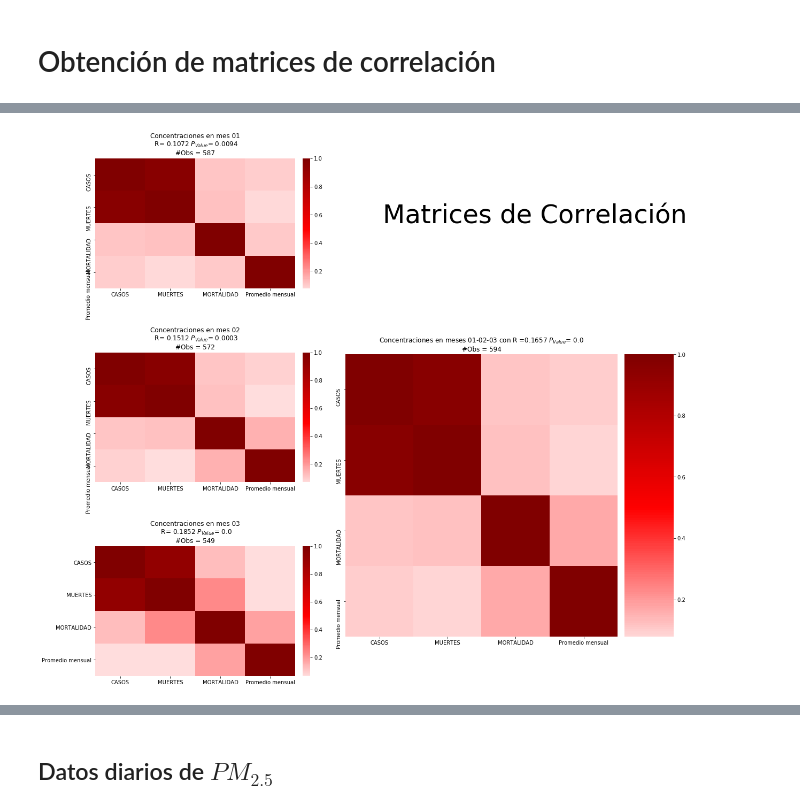
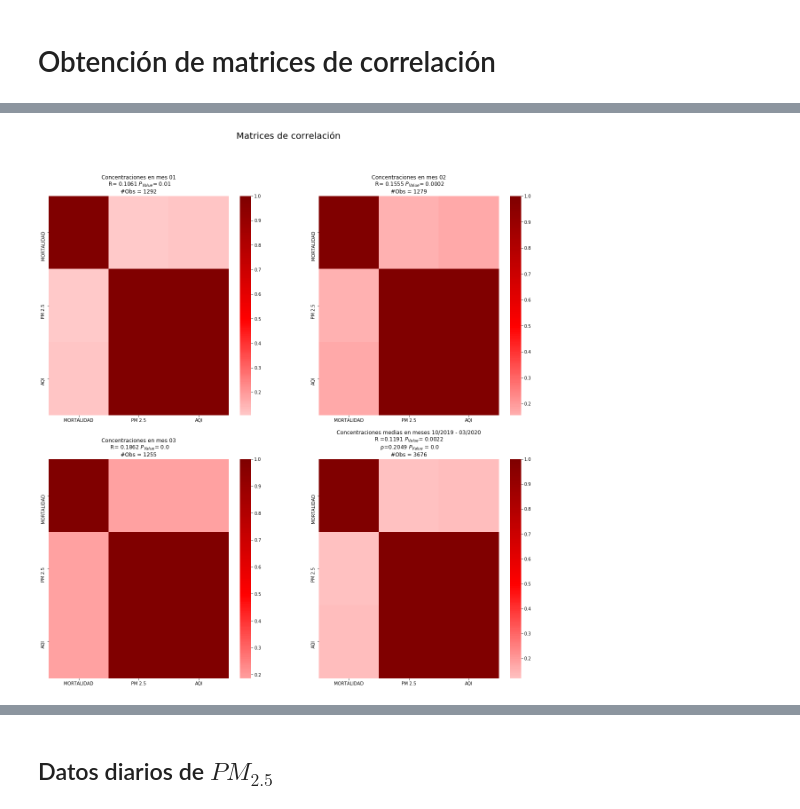
Before and after one commit to mdominguezd/ProyectoLaboratorioPM2.5yCOVID, a Jupyter notebook: MiCOVID-19.ipynb, the cells around one changed output, grey strips where cells are left out. Drawn from its saved outputs; the diff is of its cells as text; code cells hidden in the pictures.

```diff
--- a/MiCOVID-19.ipynb
+++ b/MiCOVID-19.ipynb
@@ -88,19 +88,20 @@ Fuente: EPA
 Directorio = 'DatosPM2.5/'
 almacenarVar = False
 
-# Lectura de primer archivo csv
-# PM25 = (pd.read_csv(Directorio+'ad_viz_plotval_data.csv')
-#                                    .set_index(['STATE','COUNTY'])[['Date','Daily Mean PM2.5 Concentration']]
-#                                    .apply(lambda df : pd.Series({'Mes': int(df['Date'][0:2]),'Date':df.Date,'Promedio mensual':df['Daily Mean PM2.5 Concentration']}),axis = 1)
-#                                    .groupby(['STATE','COUNTY','Mes'])
-#                                    .mean())
+
 PM25 = pd.DataFrame()
 for i in range(51):
     #Lectura para datos promedios mensuales para cada condado
     PMC = (pd.read_csv(Directorio+'ad_viz_plotval_data ('+str(i+1)+').csv')
-                                   .set_index(['STATE','COUNTY'])[['Date','Daily Mean PM2.5 Concentration']]
-                                   .apply(lambda df : pd.Series({'Mes': int(df['Date'][0:2]),'Date':df.Date,'Promedio mensual':df['Daily Mean PM2.5 Concentration']}),axis = 1)
-                                   .groupby(['STATE','COUNTY','Mes'])
+                                   .set_index(['STATE','COUNTY'])[['Date','Daily Mean PM2.5 Concentration','DAILY_AQI_VALUE']]
+                                   .apply(lambda df : pd.Series({'Año':int(df['Date'][-2:]),'Mes': int(df['Date'][0:2]),'Date':df.Date,'PM 2.5':df['Daily Mean PM2.5 Concentration'],'AQI':df.DAILY_AQI_VALUE}),axis = 1)
+                                   .groupby(['STATE','COUNTY','Mes','Año'])
+                                   .mean())
+
+    PMC19 = (pd.read_csv(Directorio+'ad_viz_plotval_data ('+str(i+1)+')2019.csv')
+                                   .set_index(['STATE','COUNTY'])[['Date','Daily Mean PM2.5 Concentration','DAILY_AQI_VALUE']]
+                                   .apply(lambda df : pd.Series({'Año':int(df['Date'][-2:]),'Mes': int(df['Date'][0:2]),'Date':df.Date,'PM 2.5':df['Daily Mean PM2.5 Concentration'],'AQI':df.DAILY_AQI_VALUE}),axis = 1)
+                                   .groupby(['STATE','COUNTY','Mes','Año'])
                                    .mean())
 
     # Paso opcional por si se quiere almacenar en variables diferentes cada información por estado
@@ -113,6 +114,7 @@ for i in range(51):
         globals()['PM_%s'%estado]=PMC
 
     PM25 = PM25.append(PMC)
+    PM25 = PM25.append(PMC19)
 
 PM25 = PM25.reset_index()
 PM25
@@ -144,46 +184,53 @@ Cantidad de condados con observaciones = 513
 # %% [markdown]
 # Obtención de matrices de correlación
 # %%
-# fig = plt.figure(figsize=(29,16))
+fig = plt.figure(figsize=(20,20))
 
-fig3 = plt.figure(constrained_layout=True, figsize=(17,15))
-gs = fig3.add_gridspec(3, 3)
 
-f3_ax1 = fig3.add_subplot(gs[0, 1:])
-f3_ax1.text(0.13,0.5,'Matrices de Correlación', fontsize=48)
-f3_ax1.set_yticks([])
-f3_ax1.set_xticks([])
-f3_ax1.axis('off')
+
+plt.suptitle('Matrices de correlación', fontsize=20)
 
 for i in range(3):
-#     plt.subplot(2,3,i+1)
-    f3_ax1 = fig3.add_subplot(gs[i, 0])
+    plt.subplot(2,2,i+1)
+
     # Obtencion R Pearson y P-Value
-    R, PVal = scipy.stats.pearsonr(COVyPM25[COVyPM25.Mes == i+1]['MORTALIDAD'],COVyPM25[COVyPM25.Mes == i+1]['Promedio mensual'])
-    f3_ax1.set_title('Concentraciones en mes 0'+str(i+1)+'\n R= '+str(round(R,4))+' $P_{Value}$= '+str(round(PVal,4))+'\n#Obs = '+ str(len(COVyPM25[COVyPM25.Mes == i+1])))
-    # Matriz de correlacion mes de Enero
+    R, PVal = scipy.stats.pearsonr(COVyPM25[(COVyPM25.Mes == i+1)&(COVyPM25['Año'] == 20)]['MORTALIDAD'],COVyPM25[(COVyPM25.Mes == i+1)&(COVyPM25['Año'] == 20)]['PM 2.5'])
+    print(scipy.stats.kendalltau(COVyPM25[(COVyPM25.Mes == i+1)&(COVyPM25['Año'] == 20)]['MORTALIDAD'],COVyPM25[(COVyPM25.Mes == i+1)&(COVyPM25['Año'] == 20)]['PM 2.5']))
+    print(scipy.stats.spearmanr(COVyPM25[(COVyPM25.Mes == i+1)&(COVyPM25['Año'] == 20)]['MORTALIDAD'],COVyPM25[(COVyPM25.Mes == i+1)&(COVyPM25['Año'] == 20)]['PM 2.5']))
+
+    # Matriz de correlacion mes i
     (sns.heatmap(
-        COVyPM25[COVyPM25.Mes == i+1]
-        .drop('Mes',axis=1)
+        COVyPM25[(COVyPM25.Mes == i+1)&(COVyPM25['Año'] == 20)]
+        .drop(['Mes','Año','CASOS','MUERTES'],axis=1)
         .corr(),
         cmap = 'seismic',
         center=0))
-#     plt.title('Concentraciones en mes 0'+str(i+1)+'\n R= '+str(round(R,4))+' $P_{Value}$= '+str(round(PVal,4))+'\n#Obs = '+ str(len(COVyPM25[COVyPM25.Mes == i+1])))
+    plt.title('Concentraciones en mes 0'+str(i+1)+'\n R= '+str(round(R,4))+' $P_{Value}$= '+str(round(PVal,4))+'\n#Obs = '+ str(len(COVyPM25[COVyPM25.Mes == i+1])))
 
-# plt.subplot(236)
-f3_ax1 = fig3.add_subplot(gs[1:, 1:3])
-R, PVal = scipy.stats.pearsonr(COVyPM25[(COVyPM25.Mes == 1)|(COVyPM25.Mes == 2)|(COVyPM25.Mes == 3)].groupby(['Estado','Condado']).mean().drop('Mes', axis=1)['MORTALIDAD'],COVyPM25[(COVyPM25.Mes == 1)|(COVyPM25.Mes == 2)|(COVyPM25.Mes == 3)].groupby(['Estado','Condado']).mean().drop('Mes', axis=1)['Promedio mensual'])
+plt.subplot(224)
+
+COVyPM6Month = COVyPM25[((COVyPM25.Mes <= 3) & (COVyPM25['Año'] == 20))|((COVyPM25.Mes > 9) & (COVyPM25['Año'] == 19))]
+
+R, PVal = scipy.stats.pearsonr(COVyPM6Month.groupby(['Estado','Condado']).mean().drop(['Mes','Año'], axis=1)['MORTALIDAD'],
+                               COVyPM6Month.groupby(['Estado','Condado']).mean().drop(['Mes','Año'], axis=1)['PM 2.5'])
+rho, Pvalrho = scipy.stats.spearmanr(COVyPM6Month['MORTALIDAD'],COVyPM6Month['PM 2.5'])
+
+print(scipy.stats.spearmanr(COVyPM6Month['MORTALIDAD'],COVyPM6Month['AQI']))
+
 (sns.heatmap(
-    COVyPM25[(COVyPM25.Mes == 1)|(COVyPM25.Mes == 2)|(COVyPM25.Mes == 3)]
+    COVyPM6Month
     .groupby(['Estado','Condado'])
     .mean()
-    .drop('Mes',axis=1)
+    .drop(['Mes','Año','CASOS','MUERTES'],axis=1)
     .corr(),
     cmap = 'seismic',
     center=0))
 
+plt.title('Concentraciones medias en meses 10/2019 - 03/2020\nR ='
+          + str(round(R,4)) + ' $P_{Value}$= '+str(round(PVal,4))
+          +'\n \u03C1='+str(round(rho,4)) + ' $P_{Value}$ = '+ str(round(Pvalrho,4))
+          +'\n#Obs = '+ str(len(COVyPM6Month)))
 
-f3_ax1.set_title('Concentraciones en meses 01-02-03 con R ='+ str(round(R,4)) + ' $P_{Value}$= '+str(round(PVal,4)) +'\n#Obs = '+ str(len(COVyPM25[(COVyPM25.Mes == 1)|(COVyPM25.Mes == 2)|(COVyPM25.Mes == 3)].groupby(['Estado','Condado']).mean())))
 
-fig3.savefig('MatrizDeCorrelacionDeCadaMes.png', dpi=100)
+fig.savefig('MatrizDeCorrelacionDeCadaMes.png', dpi=100)
 # %% [output]
@@ -190,2 +244,2 @@ fig3.savefig('MatrizDeCorrelacionDeCadaMes.png', dpi=100)
-[figure, old version]
+[figure, new version]
 # %%
```
Also changed, not shown: parts of 12 cells of this notebook, 54 other files.
